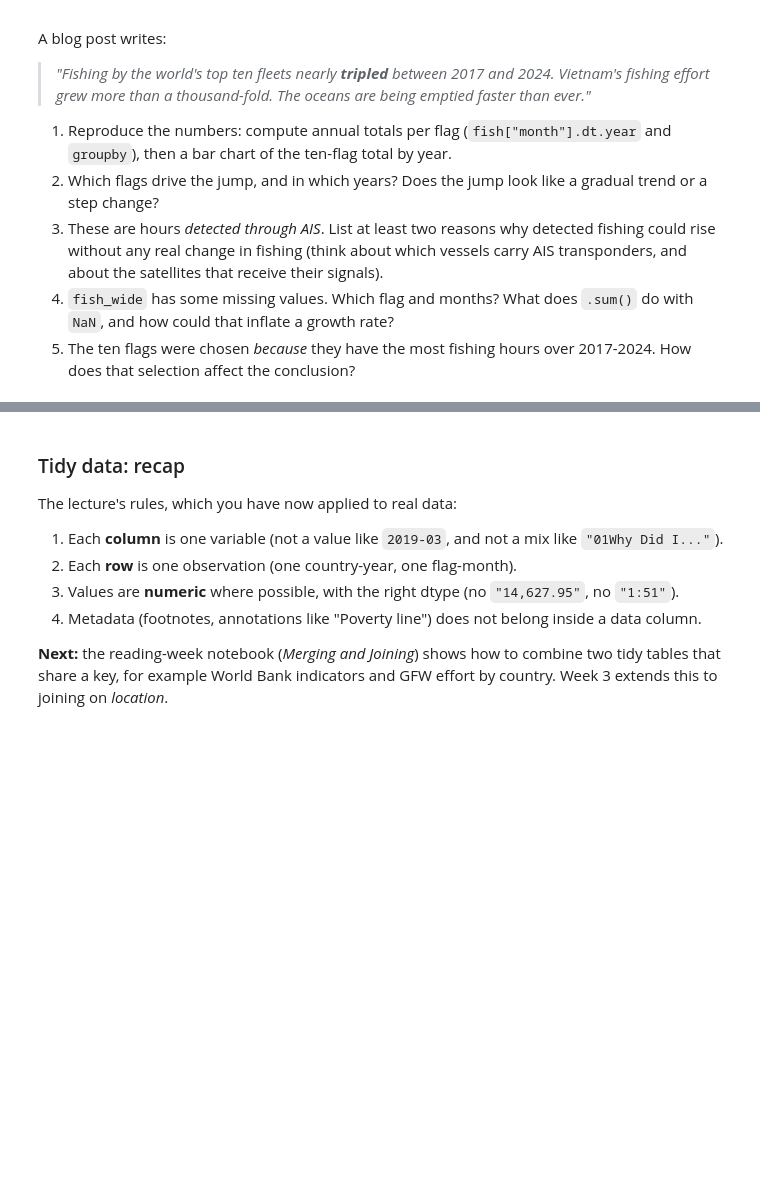
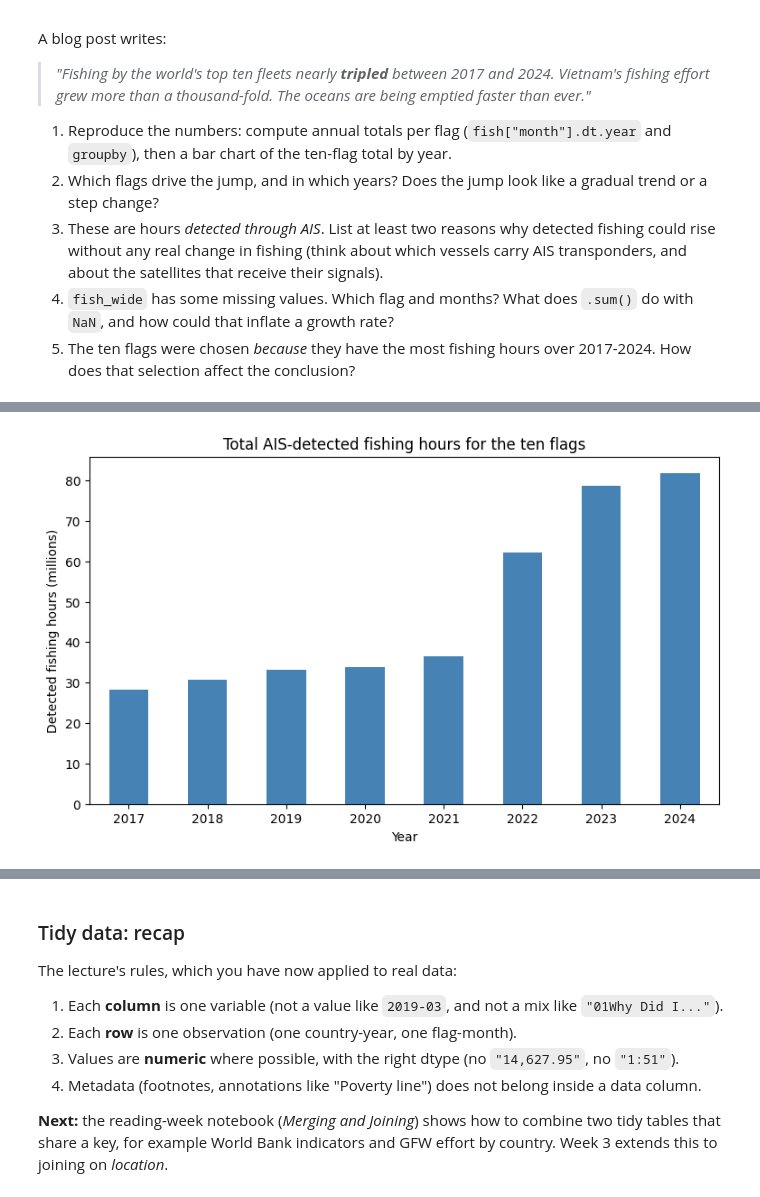
Before and after one commit to christy040406-maker/QM2, a Jupyter notebook: notebooks/W02. Pandas.ipynb, the cells around one changed output, grey strips where cells are left out. Saved outputs shown, nothing was run; the diff lists cells and outputs as text; code cells hidden in the pictures; blank space fills up the shorter version.

```diff
--- a/notebooks/W02. Pandas.ipynb
+++ b/notebooks/W02. Pandas.ipynb
@@ -1102,4 +1119,83 @@ A blog post writes:
 4. `fish_wide` has some missing values. Which flag and months? What does `.sum()` do with `NaN`, and how could that inflate a growth rate?
 5. The ten flags were chosen *because* they have the most fishing hours over 2017-2024. How does that selection affect the conclusion?
 # %%
-# your code here
+# Extract year
+fish["year"] = fish["month"].dt.year
+
+# Annual total for each flag
+annual_by_flag = (
+    fish.groupby(
+        ["flag", "year"],
+        observed=True
+    )["fishing_hours"]
+    .sum()
+    .unstack("year")
+)
+
+display((annual_by_flag / 1_000_000).round(2))
+
+
+# Total across all ten flags
+annual_total = annual_by_flag.sum(axis=0)
+
+(annual_total / 1_000_000).plot(
+    kind="bar",
+    color="steelblue",
+    figsize=(9, 5)
+)
+
+plt.xlabel("Year")
+plt.ylabel("Detected fishing hours (millions)")
+plt.title("Total AIS-detected fishing hours for the ten flags")
+plt.xticks(rotation=0)
+plt.show()
+
+
+total_factor = annual_total.loc[2024] / annual_total.loc[2017]
+vietnam_factor = (
+    annual_by_flag.loc["VNM", 2024]
+    / annual_by_flag.loc["VNM", 2017]
+)
+
+print(f"Total increase factor: {total_factor:.2f} times")
+print(f"Vietnam increase factor: {vietnam_factor:.1f} times")
+
+flag_change = pd.DataFrame({
+    "2017 hours": annual_by_flag[2017],
+    "2024 hours": annual_by_flag[2024]
+})
+
+flag_change["increase"] = (
+    flag_change["2024 hours"]
+    - flag_change["2017 hours"]
+)
+
+flag_change["growth factor"] = (
+    flag_change["2024 hours"]
+    / flag_change["2017 hours"]
+)
+
+flag_change["share of total increase (%)"] = (
+    flag_change["increase"]
+    / (annual_total[2024] - annual_total[2017])
+    * 100
+)
+
+display(
+    flag_change.sort_values(
+        "increase",
+        ascending=False
+    ).round(2)
+)
+(annual_by_flag.T / 1_000_000).plot(
+    marker="o",
+    figsize=(11, 6)
+)
+
+plt.xlabel("Year")
+plt.ylabel("Detected fishing hours (millions)")
+plt.title("Annual AIS-detected fishing hours by flag")
+plt.legend(ncol=2)
+plt.grid(alpha=0.3)
+plt.show()
+# %% [output]
@@ -1105,0 +1214 @@ A blog post writes:
+[figure, added]
```
Also changed, not shown: parts of 2 cells of this notebook.
